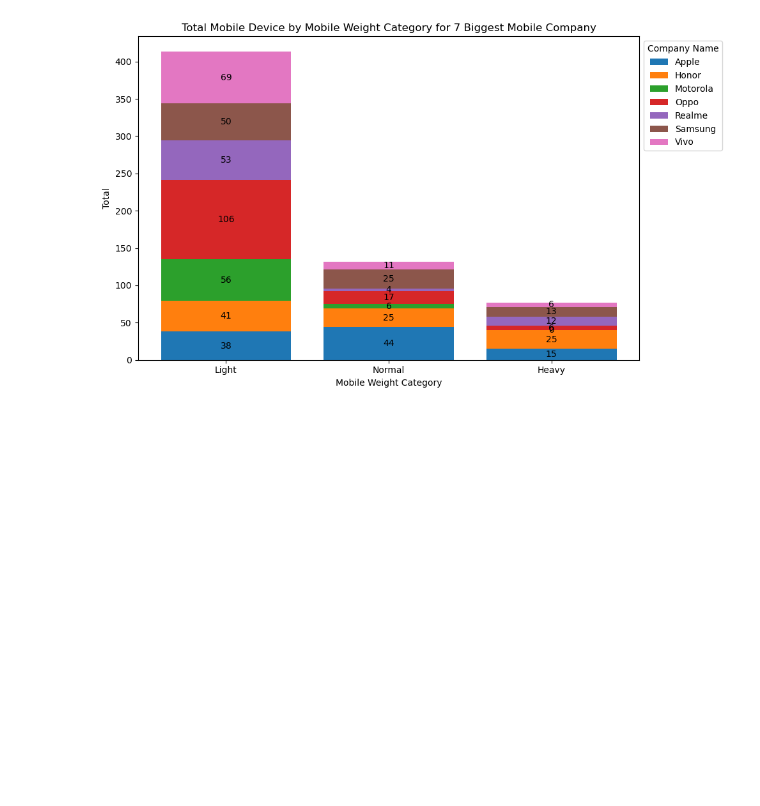
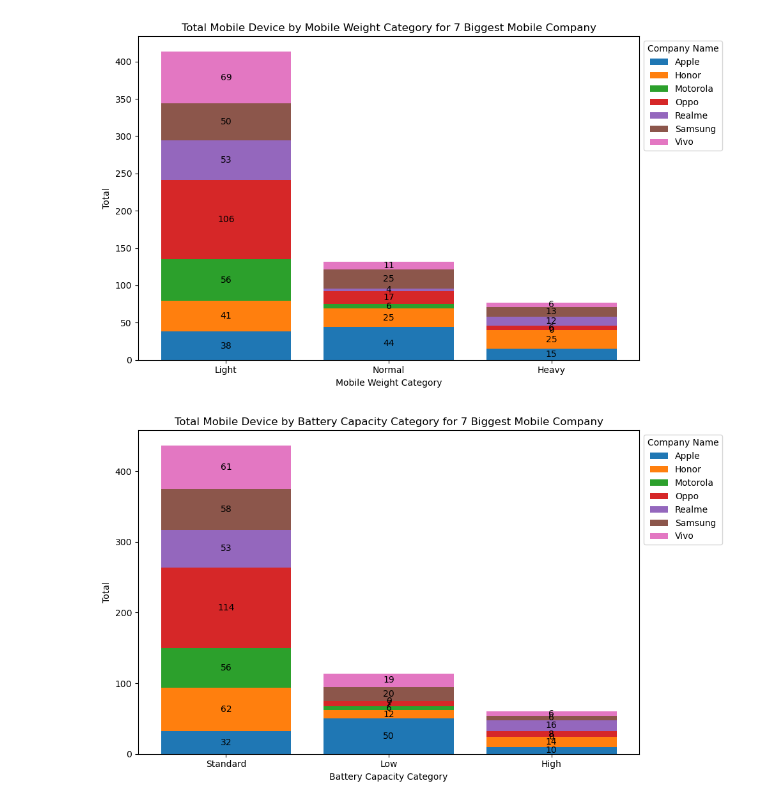
Before and after one commit to FlazeFy2/DS-MobilesDataset, a Jupyter notebook: exploratory data analysis-bar.ipynb, the cells around one changed output. Drawn from its saved outputs; the diff is of its cells as text; code cells hidden in the pictures; blank space fills up the shorter version.

Commit message:
[DS] Exploratory Data Analysis (EDA) - Stacked Bar Chart Total Mobile Device by Battery Capacity Category for 7 Biggest Mobile Company

```diff
--- a/exploratory data analysis-bar.ipynb
+++ b/exploratory data analysis-bar.ipynb
@@ -112,3 +112,60 @@ plt.tight_layout()
 plt.show()
 # %% [output]
 [figure]
+# %%
+import pandas as pd
+import matplotlib.pyplot as plt
+import numpy as np
+
+# Exploratory Data Analysis (EDA) - Stacked Bar Chart Total Mobile Device by Battery Capacity Category for 7 Biggest Mobile Company
+# Dataset
+df = pd.read_csv("Mobiles Dataset (2025).csv", encoding="ISO-8859-1")
+
+# Clean Battery Capacity Column
+df['Battery Capacity'] = df['Battery Capacity'].astype(str).str.replace('mAh', '', regex=False)
+df = df[df['Battery Capacity'].notna()]
+df = df.assign(BatteryCapacity=df['Battery Capacity'].str.split('/')).explode('Battery Capacity')
+df['Battery Capacity'] = df['Battery Capacity'].str.replace(',', '').str.strip().astype(float)
+
+# Convert to integer
+df['Battery Capacity'] = df['Battery Capacity'].astype(int)
+# Create Battery Capacity categories
+df['Battery Capacity Category'] = pd.cut(
+    df['Battery Capacity'],
+    bins=[0, 4000, 6000, 10000],
+    labels=['Low', 'Standard', 'High']
+)
+
+# Only top 7 most appear company
+top_companies = df['Company Name'].value_counts().nlargest(7).index
+df = df[df['Company Name'].isin(top_companies)]
+
+# Plot each group_col as stack
+context_group_counts = df.groupby(['Battery Capacity Category', 'Company Name'], observed=False).size().reset_index(name='Count')
+stacked_data = context_group_counts.pivot(index='Battery Capacity Category', columns='Company Name', values='Count').fillna(0)
+
+# Sorting
+stacked_data['Total'] = stacked_data.sum(axis=1)
+stacked_data = stacked_data.sort_values(by='Total', ascending=False)
+categories = stacked_data.columns[:-1]
+counts = stacked_data[categories].values
+
+# Plotting
+context = stacked_data.index
+fig, ax = plt.subplots(figsize=(10, 6))
+bottom = np.zeros(len(context))
+
+for group_col_index, group in enumerate(categories):
+    p = ax.bar(context, counts[:, group_col_index], label=group, bottom=bottom)
+    bottom += counts[:, group_col_index]
+    ax.bar_label(p, label_type='center', fmt='%d')
+
+# Bar Chart
+ax.set_title('Total Mobile Device by Battery Capacity Category for 7 Biggest Mobile Company')
+ax.set_xlabel('Battery Capacity Category')
+ax.set_ylabel('Total')
+ax.legend(title='Company Name', bbox_to_anchor=(1, 1), loc='upper left')
+plt.tight_layout()
+plt.show()
+# %% [output]
+[figure, added]
```
